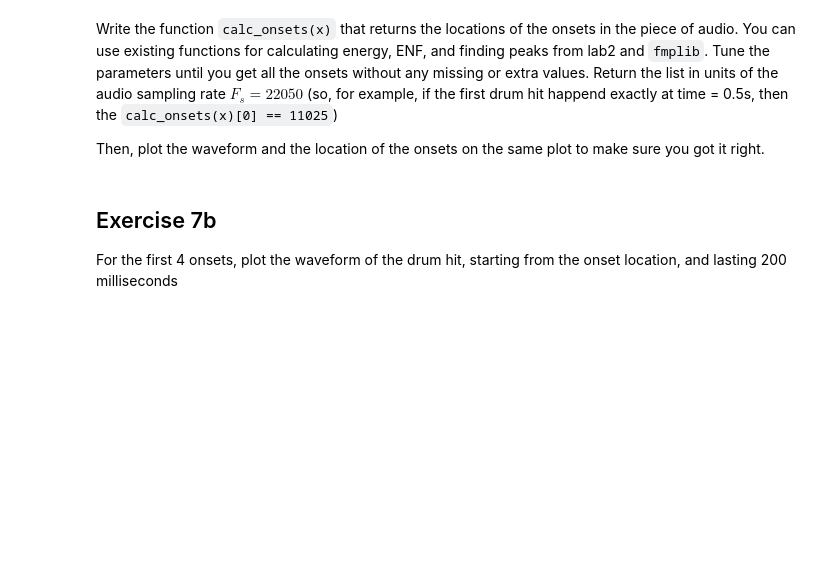
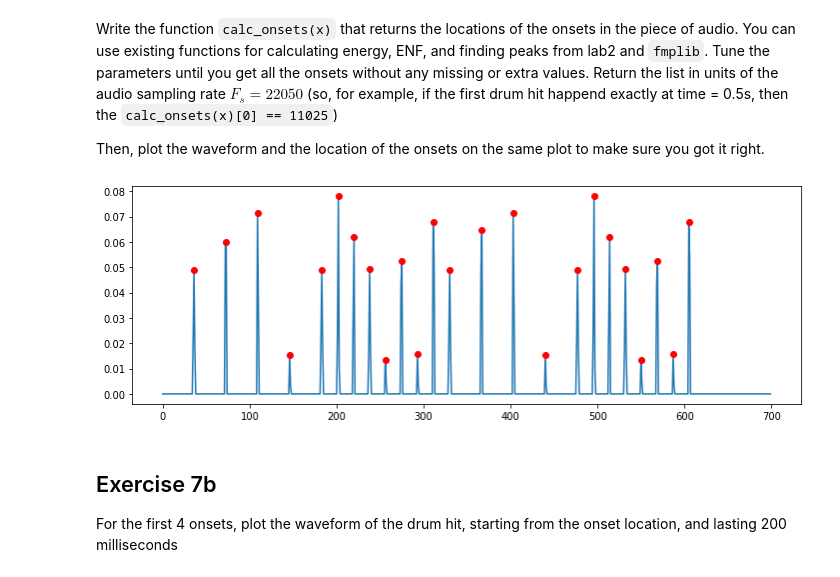
Before and after one commit to jmftrindade/digital_music_processing, a Jupyter notebook: 2_classifier/pset2.ipynb, the cells around one changed output. Cells and saved outputs as stored; diff of their text form; code cells hidden in the pictures; blank space fills up the shorter version.

```diff
--- a/2_classifier/pset2.ipynb
+++ b/2_classifier/pset2.ipynb
@@ -158,3 +250,35 @@ def calc_onsets(x):
+# %%
+def calc_energy(x, win_len, hop_size):
+    # pad the original sound at the beginning to get centered windows:
+    x2 = np.pad(x, int(win_len/2), mode='constant')
+    M = int(np.ceil(len(x2) / hop_size))
+    m = np.zeros(M)
+    for i in range(M):
+        w = x2[i*hop_size:i*hop_size+win_len]
+        m[i] = np.dot(w,w)/len(w)  # avg energy
+    return m
+
+def calc_enf(x):
+    e = np.diff(x)
+    e[e < 0] = 0
+    return e
+
+def calc_onsets(x):
+    win_len = 800
+    hop_size = 400
+
+    e = calc_energy(x, win_len, hop_size)
+    enf = calc_enf(e)
+    plt.plot(enf)
+
+    xs = find_peaks(enf, 0.1)
+    ys = [enf[i] for i in xs]
+    plt.plot(xs, ys, 'ro')
+    plt.show()
+
+calc_onsets(x7)
+# %% [output]
+[figure, added]
 # %% [markdown]
 ## Exercise 7b
 
```
Also changed, not shown: parts of 26 cells of this notebook, 2 other files.
